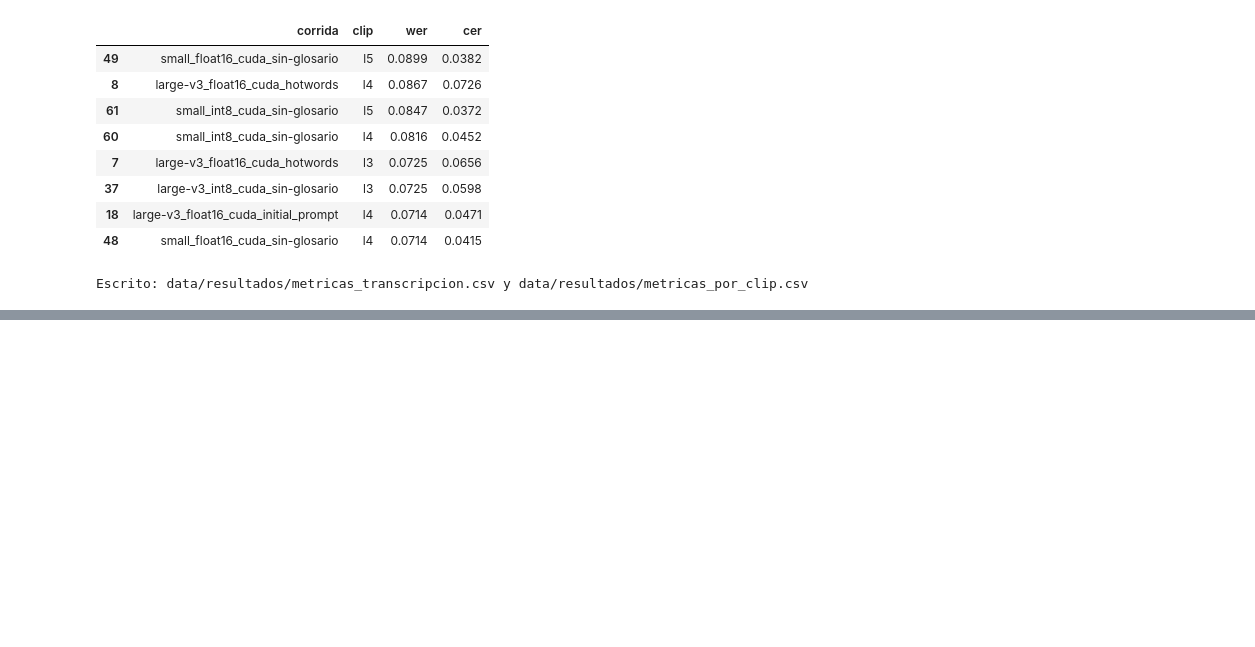
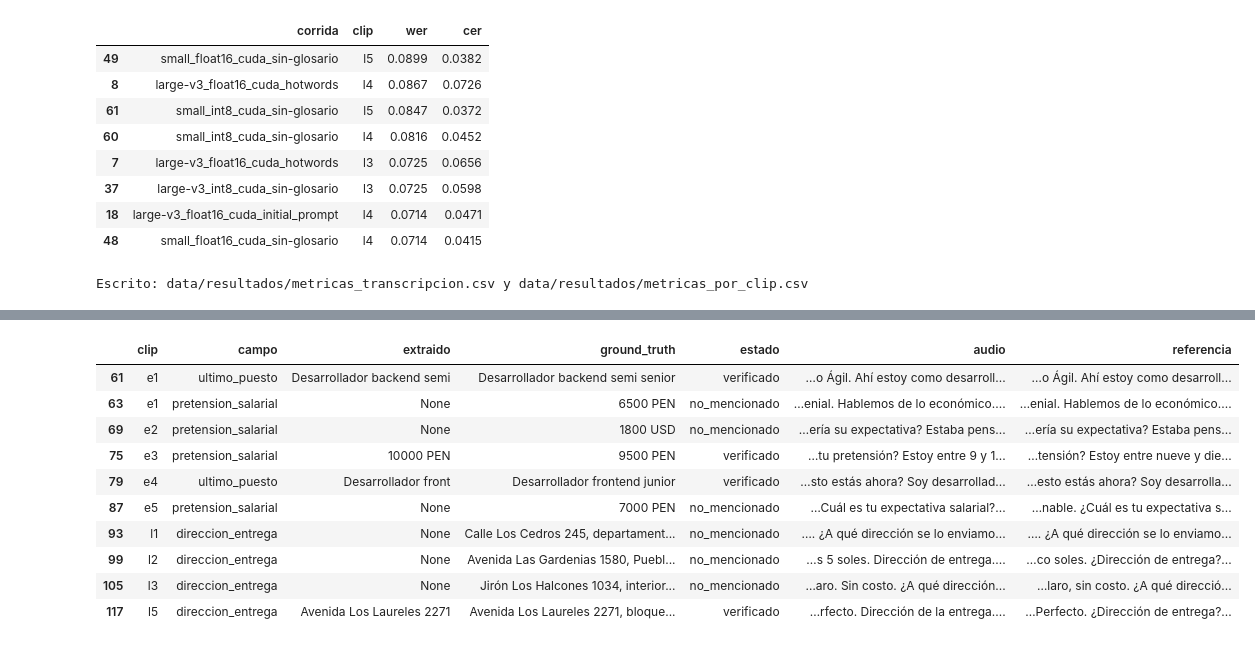
Before and after one commit to mmlis02/HW_05_202602, a Jupyter notebook: notebooks/06_resultados.ipynb, the cells around one changed output, grey strips where cells are left out. Drawn from its saved outputs; the diff is of its cells as text; code cells hidden in the pictures; blank space fills up the shorter version.

```diff
--- a/notebooks/06_resultados.ipynb
+++ b/notebooks/06_resultados.ipynb
@@ -297,0 +494,35 @@ Por campo y por método de extracción.
+# %%
+import re
+
+fragmentos = {  # (clip, campo) -> palabra de la que se muestra el contexto
+    ("e1", "pretension_salarial"): "pretensión", ("e2", "pretension_salarial"): "alrededor",
+    ("e3", "pretension_salarial"): "idealmente", ("e5", "pretension_salarial"): "gano",
+    ("e1", "ultimo_puesto"): "semi", ("e4", "ultimo_puesto"): "junior",
+    ("l1", "direccion_entrega"): "Cedros", ("l2", "direccion_entrega"): "Gardenias",
+    ("l3", "direccion_entrega"): "Halcones", ("l5", "direccion_entrega"): "Laureles",
+}
+perdidos = registro[(registro["corrida"] == PRINCIPAL) & ~registro["acierta"]]
+assert set(zip(perdidos["clip"], perdidos["campo"])) == set(fragmentos), sorted(zip(perdidos["clip"], perdidos["campo"]))
+
+
+def contexto(texto, palabra, antes=45, despues=75):
+    m = re.search(palabra, texto, re.IGNORECASE)
+    return "…" + texto[max(0, m.start() - antes):m.end() + despues] + "…" if m else None
+
+
+perdidos.assign(
+    audio=[contexto(textos[PRINCIPAL][c], fragmentos[c, k]) for c, k in zip(perdidos["clip"], perdidos["campo"])],
+    referencia=[contexto(textos[TECHO][c], fragmentos[c, k]) for c, k in zip(perdidos["clip"], perdidos["campo"])],
+)[["clip", "campo", "extraido", "ground_truth", "estado", "audio", "referencia"]]
+# %% [output]
+|  | clip | campo | extraido | ground_truth | estado | audio | referencia |
+| 61 | e1 | ultimo_puesto | Desarrollador backend semi | Desarrollador backend semi senior | verificado | …o Ágil. Ahí estoy como desarroll... | …o Ágil. Ahí estoy como desarroll... |
+| 63 | e1 | pretension_salarial | None | 6500 PEN | no_mencionado | …enial. Hablemos de lo económico.... | …enial. Hablemos de lo económico.... |
+| 69 | e2 | pretension_salarial | None | 1800 USD | no_mencionado | …ería su expectativa? Estaba pens... | …ería su expectativa? Estaba pens... |
+| 75 | e3 | pretension_salarial | 10000 PEN | 9500 PEN | verificado | …tu pretensión? Estoy entre 9 y 1... | …tensión? Estoy entre nueve y die... |
+| 79 | e4 | ultimo_puesto | Desarrollador front | Desarrollador frontend junior | verificado | …sto estás ahora? Soy desarrollad... | …esto estás ahora? Soy desarrolla... |
+| 87 | e5 | pretension_salarial | None | 7000 PEN | no_mencionado | …Cuál es tu expectativa salarial?... | …nable. ¿Cuál es tu expectativa s... |
+| 93 | l1 | direccion_entrega | None | Calle Los Cedros 245, departament... | no_mencionado | …. ¿A qué dirección se lo enviamo... | …. ¿A qué dirección se lo enviamo... |
+| 99 | l2 | direccion_entrega | None | Avenida Las Gardenias 1580, Puebl... | no_mencionado | …s 5 soles. Dirección de entrega.... | …co soles. ¿Dirección de entrega?... |
+| 105 | l3 | direccion_entrega | None | Jirón Los Halcones 1034, interior... | no_mencionado | …aro. Sin costo. ¿A qué dirección... | …laro, sin costo. ¿A qué direcció... |
+| 117 | l5 | direccion_entrega | Avenida Los Laureles 2271 | Avenida Los Laureles 2271, bloque... | verificado | …rfecto. Dirección de la entrega.... | …Perfecto. ¿Dirección de entrega?... |
```
Also changed, not shown: parts of 39 cells of this notebook, 5 other files.
